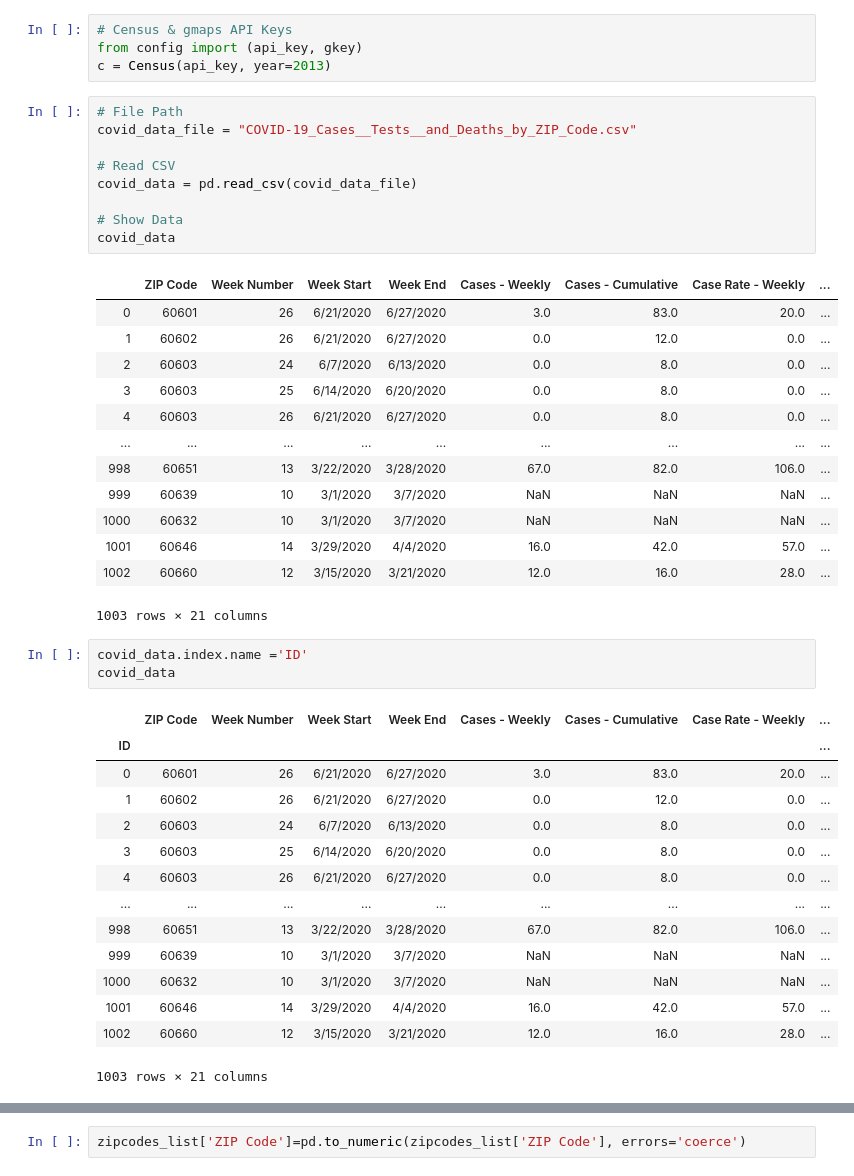
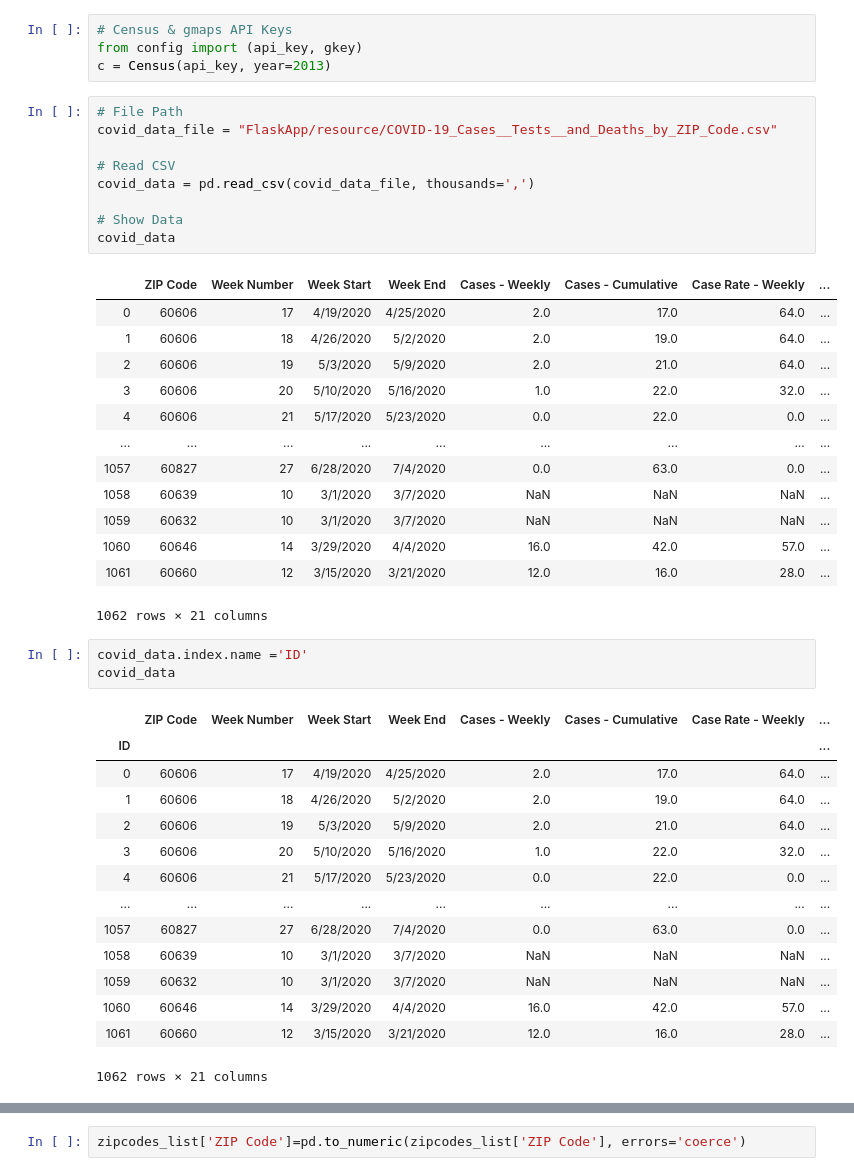
Before and after one commit to YaluZhou/project2, a Jupyter notebook: etl_portion.ipynb, the cells around one changed output, grey strips where cells are left out. Saved outputs shown, nothing was run; the diff lists cells and outputs as text.

```diff
--- a/etl_portion.ipynb
+++ b/etl_portion.ipynb
@@ -26,42 +26,42 @@ from config import (api_key, gkey)
 c = Census(api_key, year=2013)
 # %%
 # File Path
-covid_data_file = "COVID-19_Cases__Tests__and_Deaths_by_ZIP_Code.csv"
+covid_data_file = "FlaskApp/resource/COVID-19_Cases__Tests__and_Deaths_by_ZIP_Code.csv"
 
 # Read CSV
-covid_data = pd.read_csv(covid_data_file)
+covid_data = pd.read_csv(covid_data_file, thousands=',')
 
 # Show Data
 covid_data
 # %% [output]
 |  | ZIP Code | Week Number | Week Start | Week End | Cases - Weekly | Cases - Cumulative | Case Rate - Weekly | ... |
-| 0 | 60601 | 26 | 6/21/2020 | 6/27/2020 | 3.0 | 83.0 | 20.0 | ... |
-| 1 | 60602 | 26 | 6/21/2020 | 6/27/2020 | 0.0 | 12.0 | 0.0 | ... |
-| 2 | 60603 | 24 | 6/7/2020 | 6/13/2020 | 0.0 | 8.0 | 0.0 | ... |
-| 3 | 60603 | 25 | 6/14/2020 | 6/20/2020 | 0.0 | 8.0 | 0.0 | ... |
-| 4 | 60603 | 26 | 6/21/2020 | 6/27/2020 | 0.0 | 8.0 | 0.0 | ... |
+| 0 | 60606 | 17 | 4/19/2020 | 4/25/2020 | 2.0 | 17.0 | 64.0 | ... |
+| 1 | 60606 | 18 | 4/26/2020 | 5/2/2020 | 2.0 | 19.0 | 64.0 | ... |
+| 2 | 60606 | 19 | 5/3/2020 | 5/9/2020 | 2.0 | 21.0 | 64.0 | ... |
+| 3 | 60606 | 20 | 5/10/2020 | 5/16/2020 | 1.0 | 22.0 | 32.0 | ... |
+| 4 | 60606 | 21 | 5/17/2020 | 5/23/2020 | 0.0 | 22.0 | 0.0 | ... |
 | ... | ... | ... | ... | ... | ... | ... | ... | ... |
-| 998 | 60651 | 13 | 3/22/2020 | 3/28/2020 | 67.0 | 82.0 | 106.0 | ... |
-| 999 | 60639 | 10 | 3/1/2020 | 3/7/2020 | NaN | NaN | NaN | ... |
-| 1000 | 60632 | 10 | 3/1/2020 | 3/7/2020 | NaN | NaN | NaN | ... |
-| 1001 | 60646 | 14 | 3/29/2020 | 4/4/2020 | 16.0 | 42.0 | 57.0 | ... |
-| 1002 | 60660 | 12 | 3/15/2020 | 3/21/2020 | 12.0 | 16.0 | 28.0 | ... |
+| 1057 | 60827 | 27 | 6/28/2020 | 7/4/2020 | 0.0 | 63.0 | 0.0 | ... |
+| 1058 | 60639 | 10 | 3/1/2020 | 3/7/2020 | NaN | NaN | NaN | ... |
+| 1059 | 60632 | 10 | 3/1/2020 | 3/7/2020 | NaN | NaN | NaN | ... |
+| 1060 | 60646 | 14 | 3/29/2020 | 4/4/2020 | 16.0 | 42.0 | 57.0 | ... |
+| 1061 | 60660 | 12 | 3/15/2020 | 3/21/2020 | 12.0 | 16.0 | 28.0 | ... |
-1003 rows × 21 columns
+1062 rows × 21 columns
 # %%
 covid_data.index.name ='ID'
 covid_data
 # %% [output]
 |  | ZIP Code | Week Number | Week Start | Week End | Cases - Weekly | Cases - Cumulative | Case Rate - Weekly | ... |
 | ID |  |  |  |  |  |  |  | ... |
-| 0 | 60601 | 26 | 6/21/2020 | 6/27/2020 | 3.0 | 83.0 | 20.0 | ... |
-| 1 | 60602 | 26 | 6/21/2020 | 6/27/2020 | 0.0 | 12.0 | 0.0 | ... |
-| 2 | 60603 | 24 | 6/7/2020 | 6/13/2020 | 0.0 | 8.0 | 0.0 | ... |
-| 3 | 60603 | 25 | 6/14/2020 | 6/20/2020 | 0.0 | 8.0 | 0.0 | ... |
-| 4 | 60603 | 26 | 6/21/2020 | 6/27/2020 | 0.0 | 8.0 | 0.0 | ... |
+| 0 | 60606 | 17 | 4/19/2020 | 4/25/2020 | 2.0 | 17.0 | 64.0 | ... |
+| 1 | 60606 | 18 | 4/26/2020 | 5/2/2020 | 2.0 | 19.0 | 64.0 | ... |
+| 2 | 60606 | 19 | 5/3/2020 | 5/9/2020 | 2.0 | 21.0 | 64.0 | ... |
+| 3 | 60606 | 20 | 5/10/2020 | 5/16/2020 | 1.0 | 22.0 | 32.0 | ... |
+| 4 | 60606 | 21 | 5/17/2020 | 5/23/2020 | 0.0 | 22.0 | 0.0 | ... |
 | ... | ... | ... | ... | ... | ... | ... | ... | ... |
-| 998 | 60651 | 13 | 3/22/2020 | 3/28/2020 | 67.0 | 82.0 | 106.0 | ... |
-| 999 | 60639 | 10 | 3/1/2020 | 3/7/2020 | NaN | NaN | NaN | ... |
-| 1000 | 60632 | 10 | 3/1/2020 | 3/7/2020 | NaN | NaN | NaN | ... |
-| 1001 | 60646 | 14 | 3/29/2020 | 4/4/2020 | 16.0 | 42.0 | 57.0 | ... |
-| 1002 | 60660 | 12 | 3/15/2020 | 3/21/2020 | 12.0 | 16.0 | 28.0 | ... |
+| 1057 | 60827 | 27 | 6/28/2020 | 7/4/2020 | 0.0 | 63.0 | 0.0 | ... |
+| 1058 | 60639 | 10 | 3/1/2020 | 3/7/2020 | NaN | NaN | NaN | ... |
+| 1059 | 60632 | 10 | 3/1/2020 | 3/7/2020 | NaN | NaN | NaN | ... |
+| 1060 | 60646 | 14 | 3/29/2020 | 4/4/2020 | 16.0 | 42.0 | 57.0 | ... |
+| 1061 | 60660 | 12 | 3/15/2020 | 3/21/2020 | 12.0 | 16.0 | 28.0 | ... |
-1003 rows × 21 columns
+1062 rows × 21 columns
```
Also changed, not shown: parts of 18 cells of this notebook, 2 other files.
